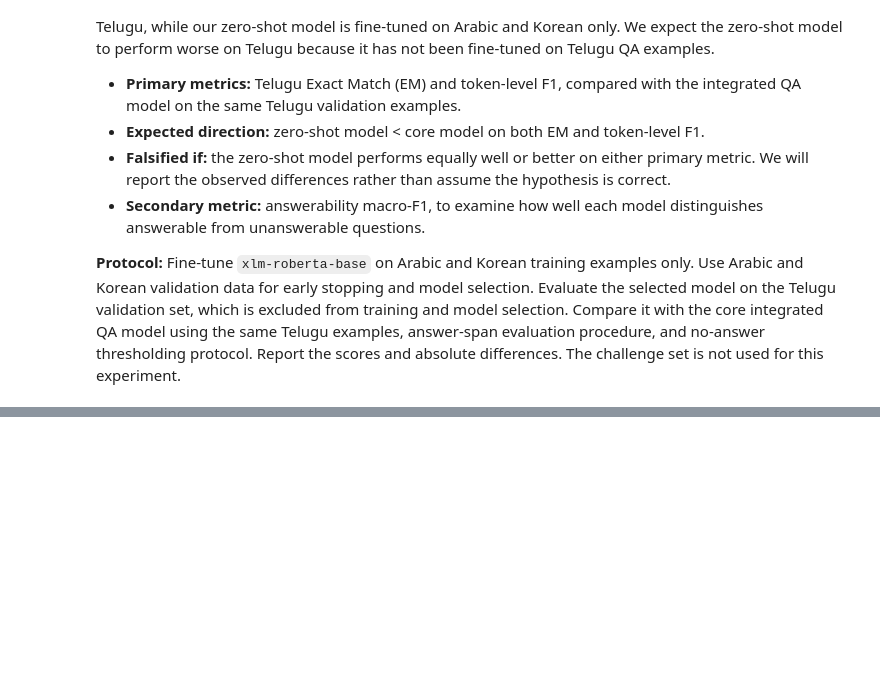
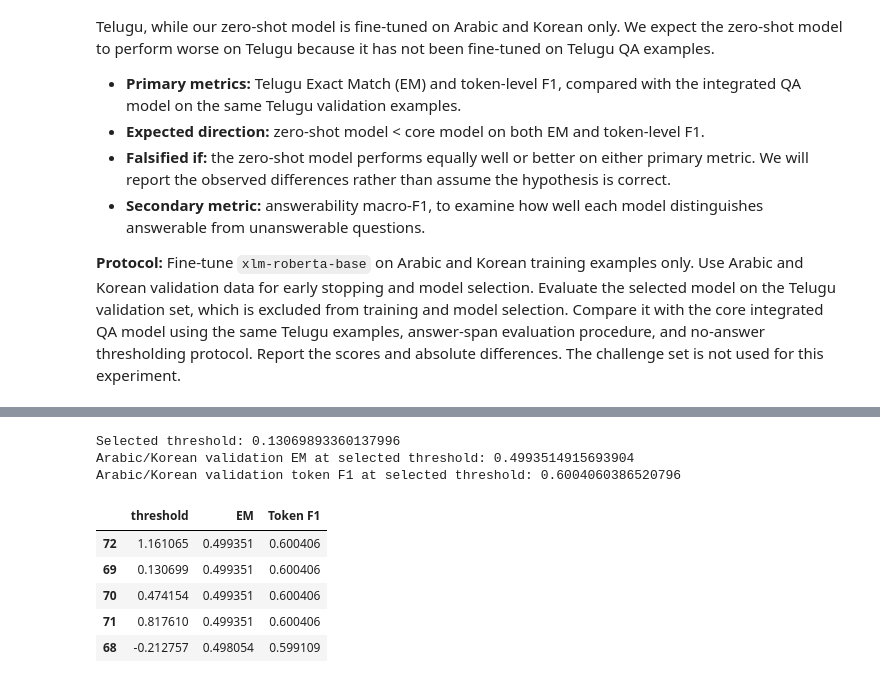
Before and after one commit to wiwillym/nlp-ku-project, a Jupyter notebook: notebooks/8_zero_shot.ipynb, the cells around one changed output, grey strips where cells are left out. Saved outputs shown, nothing was run; the diff lists cells and outputs as text; code cells hidden in the pictures; blank space fills up the shorter version.

```diff
--- a/notebooks/8_zero_shot.ipynb
+++ b/notebooks/8_zero_shot.ipynb
@@ -632,0 +529,18 @@ Prediction batches: 25
+# %%
+best_threshold, threshold_results, best_row = select_threshold(source_predictions)
+
+print("Selected threshold:", best_threshold)
+print("Arabic/Korean validation EM at selected threshold:", float(best_row["EM"]))
+print("Arabic/Korean validation token F1 at selected threshold:", float(best_row["Token F1"]))
+
+display(threshold_results.sort_values("Token F1", ascending=False).head())
+# %% [output]
+Selected threshold: 0.13069893360137996
+Arabic/Korean validation EM at selected threshold: 0.4993514915693904
+Arabic/Korean validation token F1 at selected threshold: 0.6004060386520796
+|  | threshold | EM | Token F1 |
+| 72 | 1.161065 | 0.499351 | 0.600406 |
+| 69 | 0.130699 | 0.499351 | 0.600406 |
+| 70 | 0.474154 | 0.499351 | 0.600406 |
+| 71 | 0.817610 | 0.499351 | 0.600406 |
+| 68 | -0.212757 | 0.498054 | 0.599109 |
```
Also changed, not shown: parts of 28 cells of this notebook.
